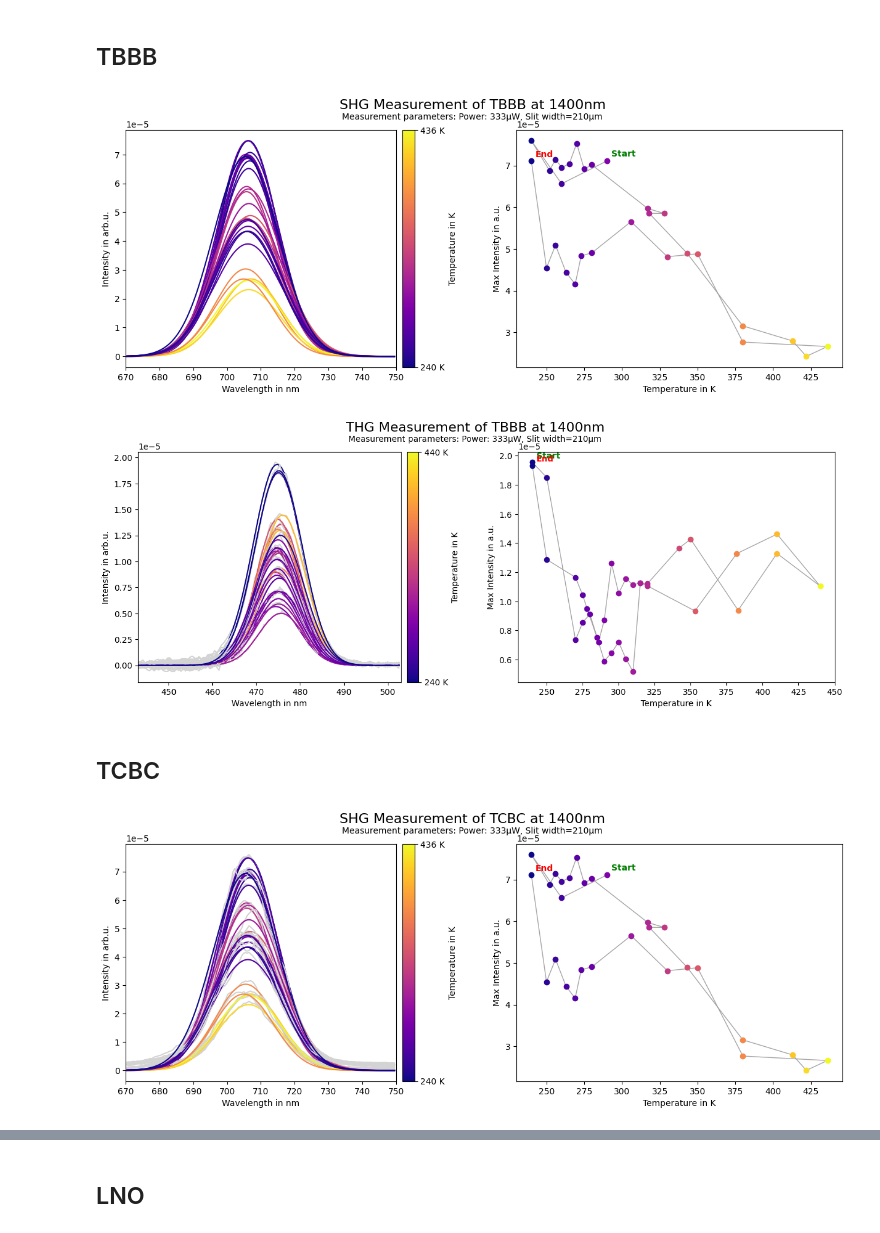
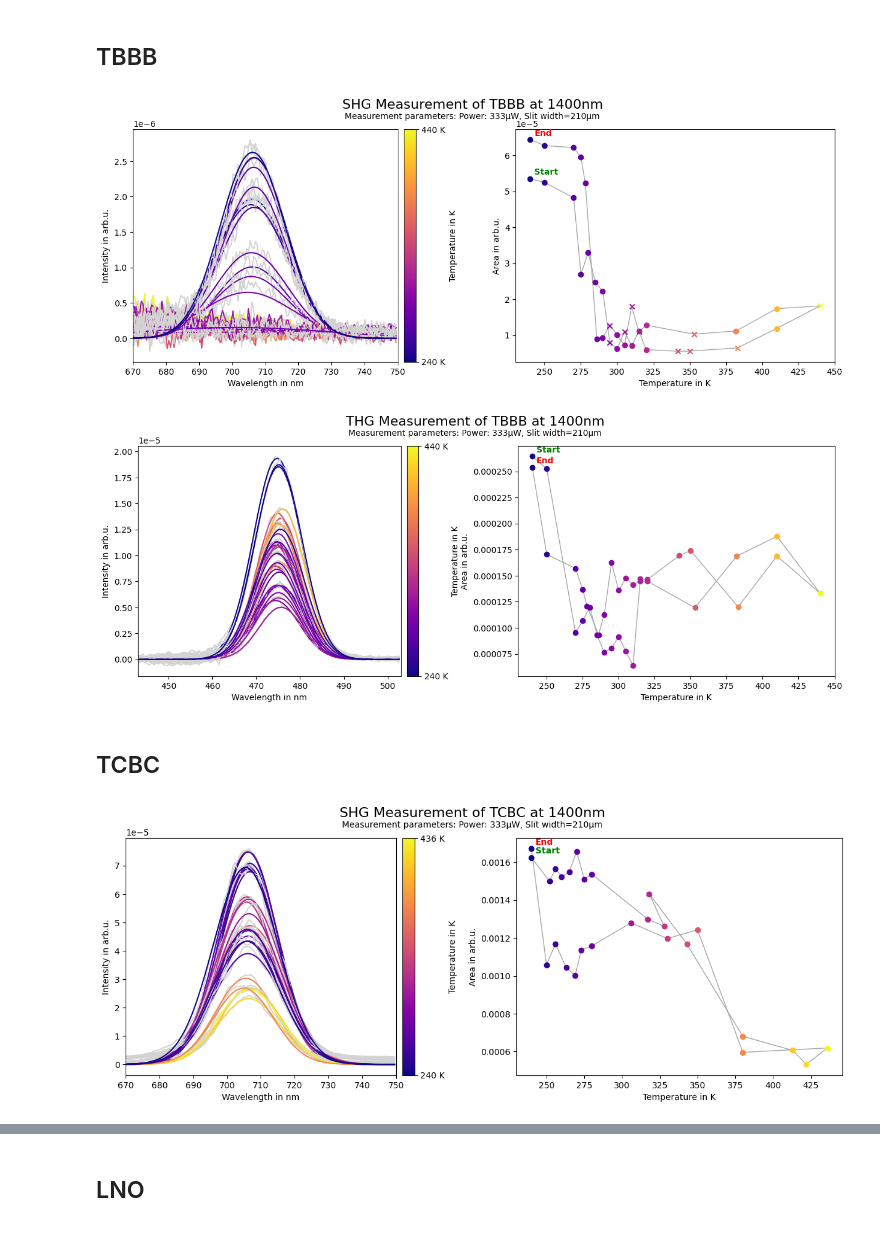
Before and after one commit to FlorianAdamczyk/auswertung_neu, a Jupyter notebook: 2025-05-27 Auswertung TCBC TBBB LNO/2025-05-27_auswertung_TCBC-TBBB-LNO.ipynb, the cells around one changed output, grey strips where cells are left out. Cells and saved outputs as stored; diff of their text form; code cells hidden in the pictures.

```diff
--- a/2025-05-27 Auswertung TCBC TBBB LNO/2025-05-27_auswertung_TCBC-TBBB-LNO.ipynb
+++ b/2025-05-27 Auswertung TCBC TBBB LNO/2025-05-27_auswertung_TCBC-TBBB-LNO.ipynb
@@ -57,18 +57,24 @@ def create_shg_plot(middle_value, difference, filepath, suptitle, filename_prefi
         filtered_data = [(fr, i) for fr, i in zip(freqs, intensities) if x_range[0] <= fr <= x_range[1]]
         filtered_freqs, filtered_intensities = zip(*filtered_data) if filtered_data else ([], [])
 
-        # ax0.plot(filtered_freqs, filtered_intensities, color='lightgray')  # Plot in Hellgrau
+        ax0.plot(filtered_freqs, filtered_intensities, color='lightgray')  # Plot in Hellgrau
         # ax0.plot(filtered_freqs, filtered_intensities, color=colors[idx])  # Diese Zeile auskommentieren, um Originalkurve auszublenden
 
-        if filtered_intensities:
-            popt, _ = curve_fit(gaussian, filtered_freqs, filtered_intensities, p0=[max(filtered_intensities), np.mean(filtered_freqs), 10])    # Gaussian fit
-            fitted_curve = gaussian(np.array(filtered_freqs), *popt)    # Gaussian fit
-            ax0.plot(filtered_freqs, fitted_curve, color=colors[idx])   # Gaussian fit
-            peak = max(filtered_intensities)
-            peak_list.append(peak)
-            ax1.scatter(temperature, peak, color=colors[idx])
-            temps_for_line.append(temperature)
-            peaks_for_line.append(peak)
+        try:
+            popt, _ = curve_fit(gaussian, filtered_freqs, filtered_intensities,
+                                p0=[max(filtered_intensities), np.mean(filtered_freqs), 10])
+            fitted_curve = gaussian(np.array(filtered_freqs), *popt)
+            ax0.plot(filtered_freqs, fitted_curve, color=colors[idx])
+            area = np.trapezoid(fitted_curve, filtered_freqs)
+            ax1.scatter(temperature, area, color=colors[idx], marker='o')
+        except RuntimeError:
+            ax0.plot(filtered_freqs, filtered_intensities, color=colors[idx])
+            area = np.trapezoid(filtered_intensities, filtered_freqs)
+            ax1.scatter(temperature, area, color=colors[idx], marker='x')
+
+        peak_list.append(area)
+        temps_for_line.append(temperature)
+        peaks_for_line.append(area)
 
     sm = plt.cm.ScalarMappable(cmap=cm.plasma, norm=norm)
     sm.set_array([])
@@ -88,7 +94,7 @@ def create_shg_plot(middle_value, difference, filepath, suptitle, filename_prefi
     ax0.set_xlabel('Wavelength in nm')
     ax0.set_ylabel('Intensity in arb.u.')
     ax1.set_xlabel('Temperature in K')
-    ax1.set_ylabel('Max Intensity in a.u.')
+    ax1.set_ylabel('Area in arb.u.')
 
     fig.suptitle(suptitle, fontsize=16)
     fig.text(0.5, 0.914, "Measurement parameters: Power: 333µW, Slit width=210µm", ha="center")
@@ -102,13 +108,13 @@ def create_shg_plot(middle_value, difference, filepath, suptitle, filename_prefi
 # %%
 create_shg_plot(
     middle_value=710,
     difference=40,
-    filepath='2025-05-23 TCBC/1400nm/0.333mW_Spalt210um/*.asc',
+    filepath='2025-05-22 TBBB/1400nm/0.333mW_Spalt210um/*.asc',
     suptitle='SHG Measurement of TBBB at 1400nm',
     filename_prefix='TBBB_SHG'
 )
 # %% [output]
-[figure, old version]
+[figure, new version]
 # %%
 create_shg_plot(
     middle_value=473,
@@ -118,7 +124,7 @@ create_shg_plot(
     filename_prefix='TBBB_THG'
 )
 # %% [output]
-[figure, old version]
+[figure, new version]
 # %% [markdown]
 ## TCBC
 # %%
@@ -130,7 +136,7 @@ create_shg_plot(
     filename_prefix='TCBC_SHG'
 )
 # %% [output]
-[figure, old version]
+[figure, new version]
 # %%
 create_shg_plot(
     middle_value=473,
```
Also changed, not shown: parts of 2 cells of this notebook, 14 other files.
